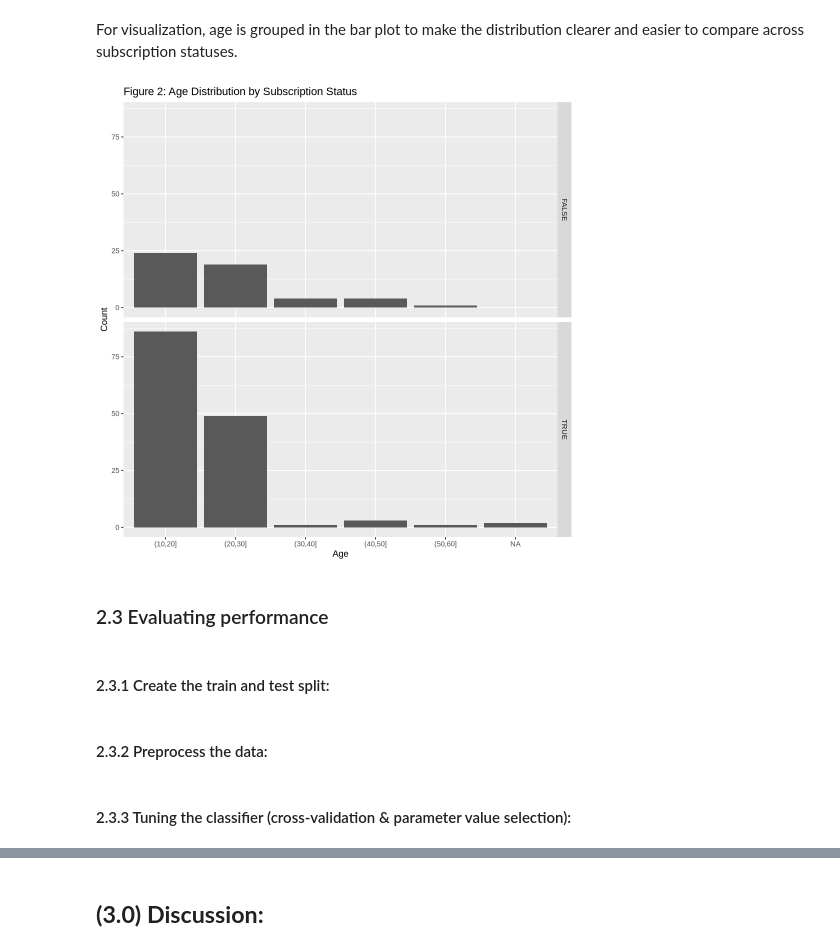
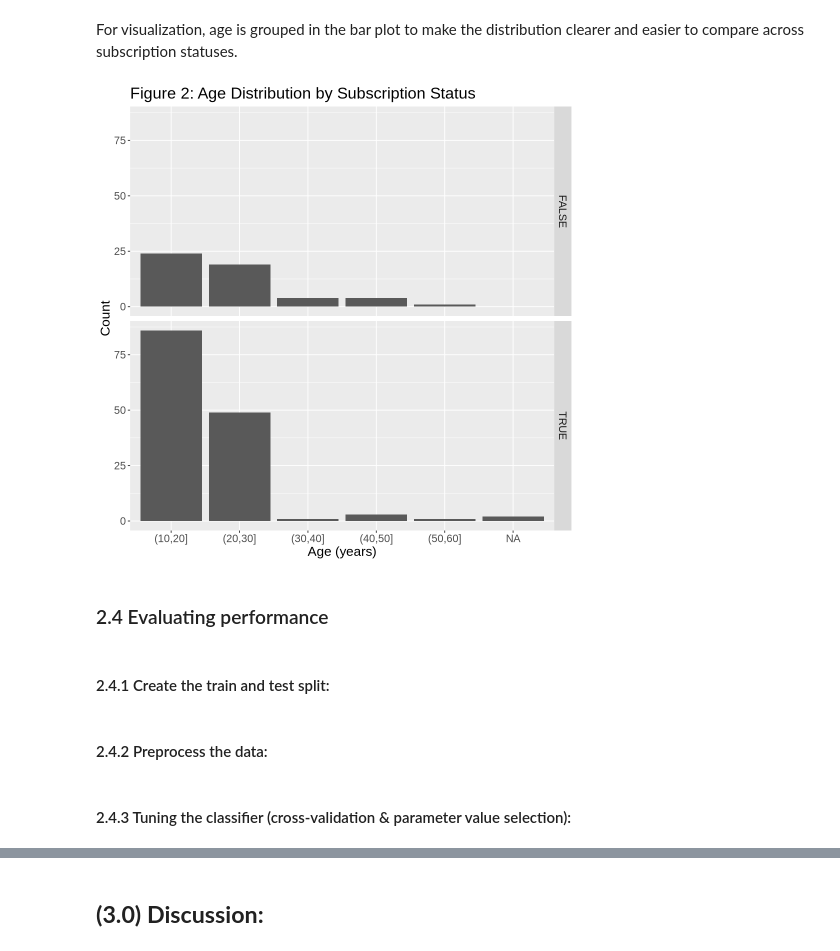
Before and after one commit to Sandyyyin/project_final_report, a Jupyter notebook: project_final_report_1.ipynb, the cells around one changed output, grey strips where cells are left out. Cells and saved outputs as stored; diff of their text form; code cells hidden in the pictures.

```diff
--- a/project_final_report_1.ipynb
+++ b/project_final_report_1.ipynb
@@ -172,30 +173,31 @@ For visualization, age is grouped in the bar plot to make the distribution clear
 # %%
 options(repr.plot.width = 8, repr.plot.height = 8)
 
 age_group_players_data <- wrangling_players_data |>
     mutate(age_group = cut(Age, breaks = seq(10, 60, by = 10)))
 
 age_subs <- age_group_players_data |>
     ggplot(aes(x = age_group)) +
     geom_bar() +
     facet_grid(subscribe ~ .) +
-    labs(x = "Age",
+    labs(x = "Age (years)",
          y = "Count",
-         title = "Figure 2: Age Distribution by Subscription Status")
+         title = "Figure 2: Age Distribution by Subscription Status")+
+    theme(text = element_text(size = 16))
 
 age_subs
 # %% [output]
-[figure, old version]
+[figure, new version]
 # %% [markdown]
-### 2.3 Evaluating performance
+### 2.4 Evaluating performance
 # %% [markdown]
-#### 2.3.1 Create the train and test split:
+#### 2.4.1 Create the train and test split:
 # %%
 players_split <- initial_split(wrangling_players_data, prop = 0.75, strata = subscribe)
 players_train <- training(players_split)
 players_test <- testing(players_split)
 # %% [markdown]
-#### 2.3.2 Preprocess the data:
+#### 2.4.2 Preprocess the data:
 # %% [markdown]
-#### 2.3.3 Tuning the classifier (cross-validation & parameter value selection):
+#### 2.4.3 Tuning the classifier (cross-validation & parameter value selection):
 # %% [markdown]
```
Also changed, not shown: parts of 6 cells of this notebook.
